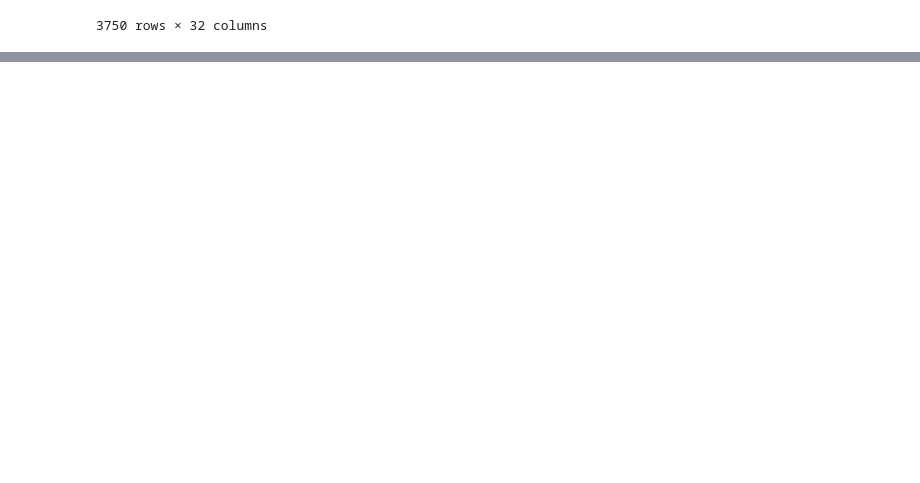
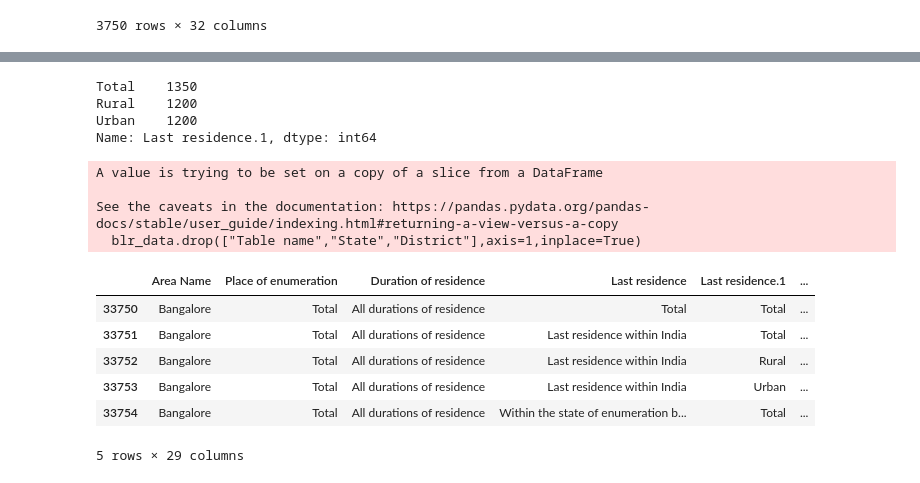
Before and after one commit to SuprajaYadavH/Hackathon, a Jupyter notebook: Reason_for_migration.ipynb, the cells around one changed output, grey strips where cells are left out. Drawn from its saved outputs; the diff is of its cells as text; code cells hidden in the pictures; blank space fills up the shorter version.

```diff
--- a/Reason_for_migration.ipynb
+++ b/Reason_for_migration.ipynb
@@ -152,0 +177,24 @@ dtype: int64
+# %%
+blr_data["Last residence.1"].value_counts()
+# %% [output]
+Total    1350
+Rural    1200
+Urban    1200
+Name: Last residence.1, dtype: int64
+# %%
+blr_data.drop(["Table name","State","District"],axis=1,inplace=True)
+# %% [output]
+A value is trying to be set on a copy of a slice from a DataFrame
+
+See the caveats in the documentation: https://pandas.pydata.org/pandas-docs/stable/user_guide/indexing.html#returning-a-view-versus-a-copy
+  blr_data.drop(["Table name","State","District"],axis=1,inplace=True)
+# %%
+blr_data.head()
+# %% [output]
+|  | Area Name | Place of enumeration | Duration of residence | Last residence | Last residence.1 | ... |
+| 33750 | Bangalore | Total | All durations of residence | Total | Total | ... |
+| 33751 | Bangalore | Total | All durations of residence | Last residence within India | Total | ... |
+| 33752 | Bangalore | Total | All durations of residence | Last residence within India | Rural | ... |
+| 33753 | Bangalore | Total | All durations of residence | Last residence within India | Urban | ... |
+| 33754 | Bangalore | Total | All durations of residence | Within the state of enumeration b... | Total | ... |
+5 rows × 29 columns
```
Also changed, not shown: parts of 5 cells of this notebook.
